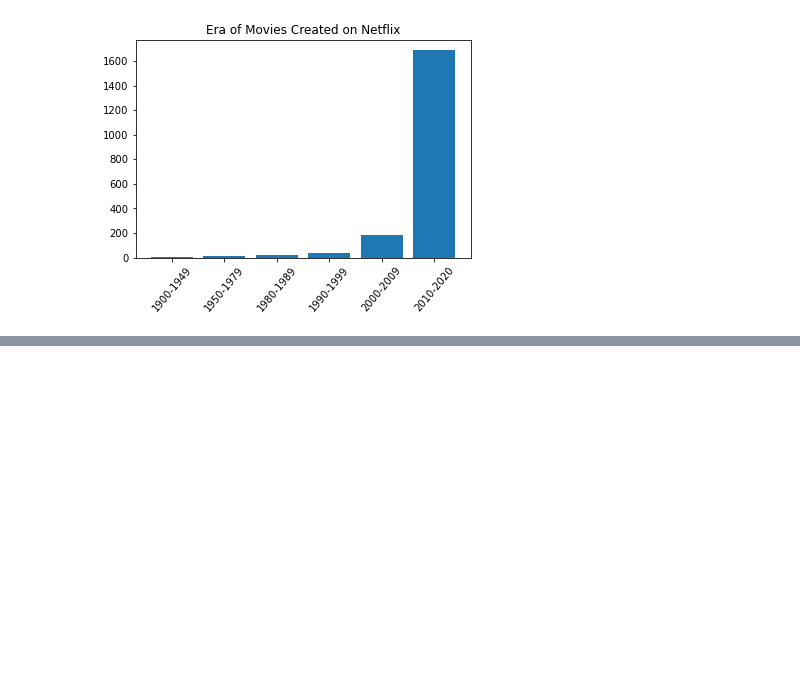
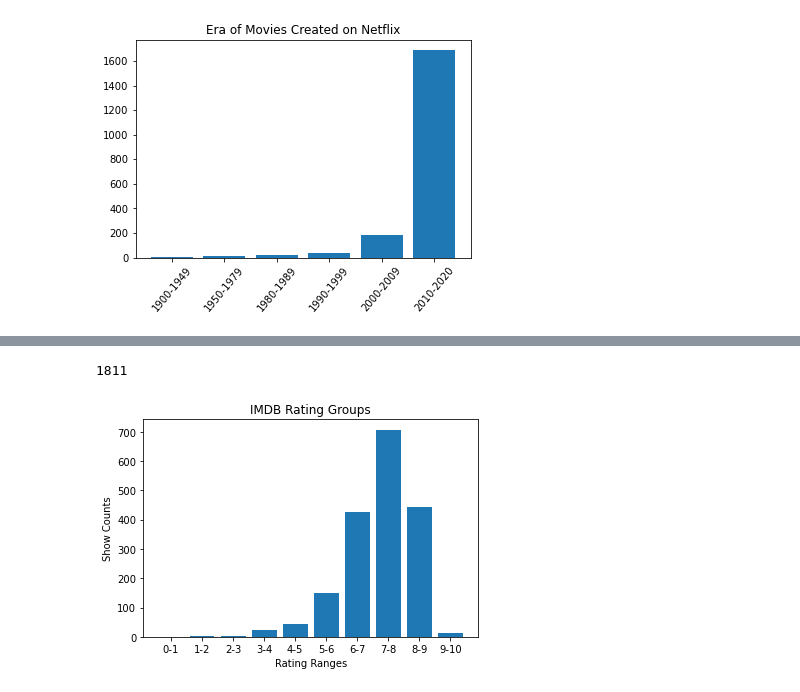
Before and after one commit to Tgreenhu/streaming-platform-analysis, a Jupyter notebook: netflix.ipynb, the cells around one changed output, grey strips where cells are left out. Saved outputs shown, nothing was run; the diff lists cells and outputs as text; code cells hidden in the pictures; blank space fills up the shorter version.

```diff
--- a/netflix.ipynb
+++ b/netflix.ipynb
@@ -143,0 +158,16 @@ plt.xticks(rotation=50);
+# %%
+# IMDB Rating Groups using bins
+bins2 = [0, .99, 1.99, 2.99, 3.99, 4.99, 5.99, 6.99, 7.99, 8.99, 10]
+groups2 = ['0-1', '1-2', '2-3', '3-4', '4-5', '5-6', '6-7', '7-8', '8-9', '9-10']
+# ranges2['Title']
+netflix_df['IMDB Rating Ranges'] = pd.cut(netflix_df['IMDB'], bins2, labels=groups2)
+imdb_rating_ranges = netflix_df.groupby('IMDB Rating Ranges')
+ranges2 = imdb_rating_ranges['IMDB Rating Ranges'].count()
+plt.bar(groups2, ranges2);
+plt.title('IMDB Rating Groups')
+plt.xlabel('Rating Ranges')
+plt.ylabel('Show Counts')
+ranges2.sum()
+# %% [output]
+1811
+[figure, added]
```
Also changed, not shown: parts of 9 cells of this notebook.
